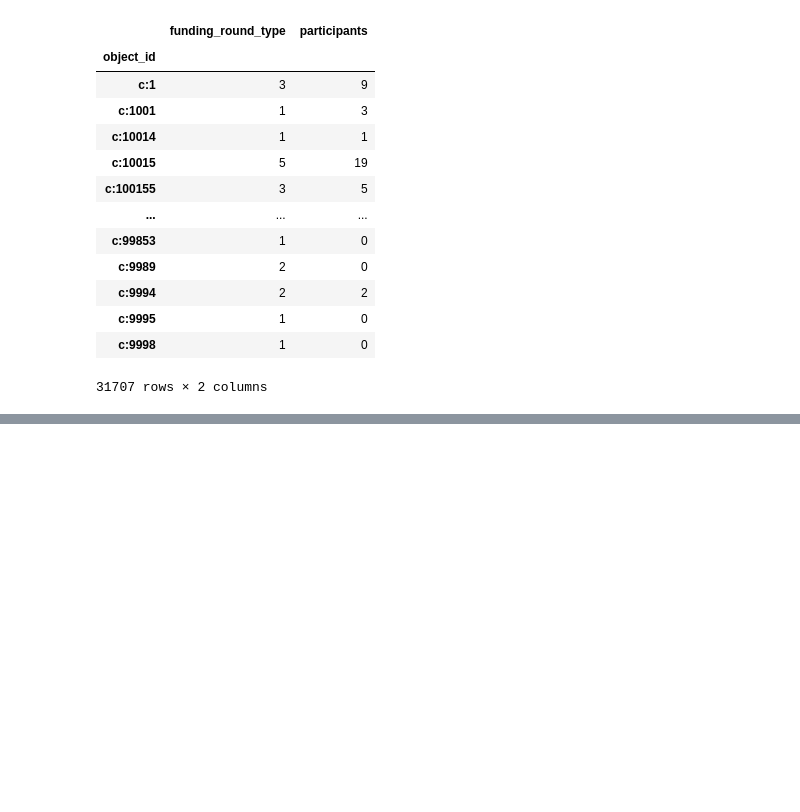
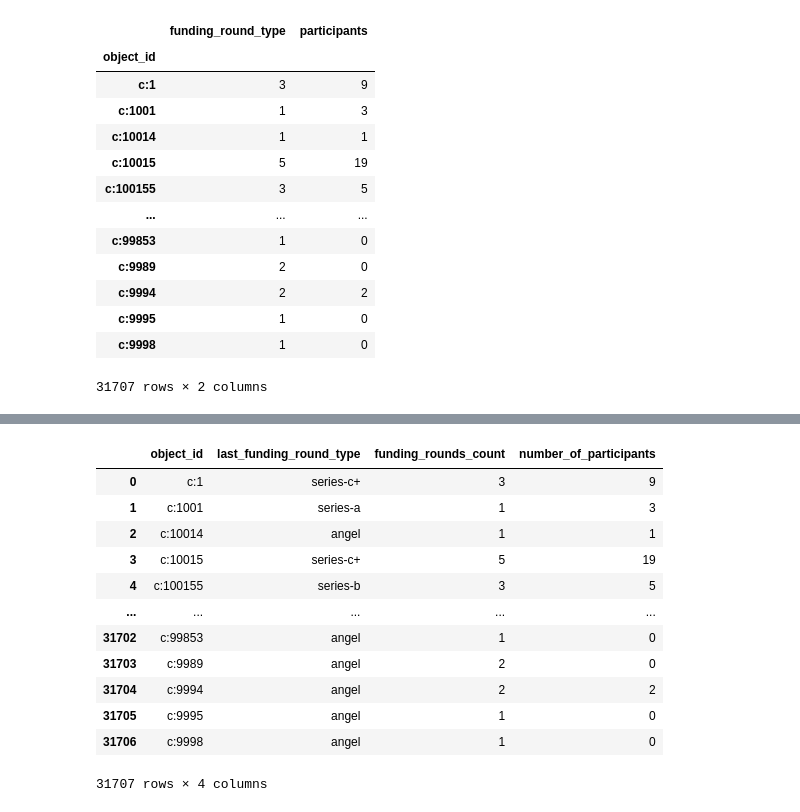
Before and after one commit to PaulIsenberg/FWIP_Venture, a Jupyter notebook: funding_rounds_preprocessing.ipynb, the cells around one changed output, grey strips where cells are left out. Drawn from its saved outputs; the diff is of its cells as text; code cells hidden in the pictures; blank space fills up the shorter version.

Commit message:
Adding compiled funding rounds table

```diff
--- a/funding_rounds_preprocessing.ipynb
+++ b/funding_rounds_preprocessing.ipynb
@@ -206,7 +206,8 @@ dtype: object
 # %% [markdown]
 Now we need to find the number of rounds and the number of participants
 # %%
-funds_sorted.groupby(['object_id']).agg({'funding_round_type':'count', 'participants':'sum'})
+funds_agg = funds_sorted.groupby(['object_id']).agg({'funding_round_type':'count', 'participants':'sum'})
+funds_agg
 # %% [output]
 |  | funding_round_type | participants |
 | object_id |  |  |
@@ -222,3 +223,7 @@ funds_sorted.groupby(['object_id']).agg({'funding_round_type':'count', 'particip
 | c:9995 | 1 | 0 |
 | c:9998 | 1 | 0 |
 31707 rows × 2 columns
+# %%
+last_funding_clean = last_funding[['object_id','funding_round_type']]
+last_funding_clean = last_funding_clean.rename(columns={"funding_round_type":"last_funding_round_type"})
+last_funding_clean
@@ -224,0 +244,18 @@ funds_sorted.groupby(['object_id']).agg({'funding_round_type':'count', 'particip
+# %%
+funding_rounds_final = pd.merge(last_funding_clean, funds_agg, how='left', on=['object_id'])
+funding_rounds_final = funding_rounds_final.rename(columns={"funding_round_type":"funding_rounds_count", "participants":"number_of_participants"})
+funding_rounds_final
+# %% [output]
+|  | object_id | last_funding_round_type | funding_rounds_count | number_of_participants |
+| 0 | c:1 | series-c+ | 3 | 9 |
+| 1 | c:1001 | series-a | 1 | 3 |
+| 2 | c:10014 | angel | 1 | 1 |
+| 3 | c:10015 | series-c+ | 5 | 19 |
+| 4 | c:100155 | series-b | 3 | 5 |
+| ... | ... | ... | ... | ... |
+| 31702 | c:99853 | angel | 1 | 0 |
+| 31703 | c:9989 | angel | 2 | 0 |
+| 31704 | c:9994 | angel | 2 | 2 |
+| 31705 | c:9995 | angel | 1 | 0 |
+| 31706 | c:9998 | angel | 1 | 0 |
+31707 rows × 4 columns
```
Also changed, not shown: parts of 2 cells of this notebook.
